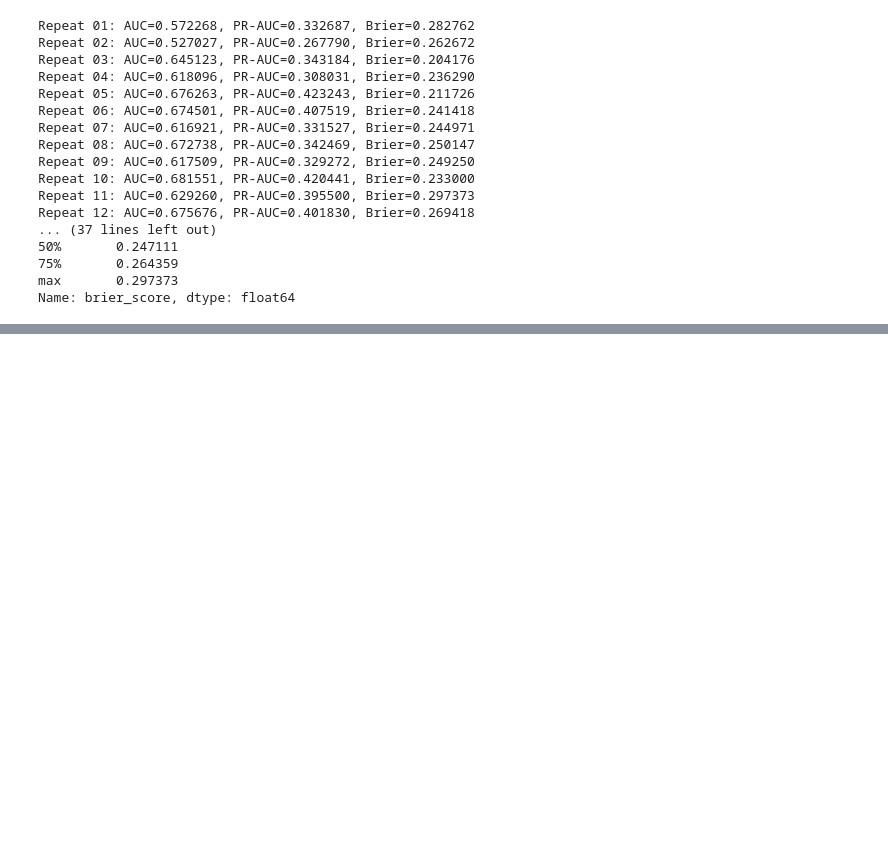
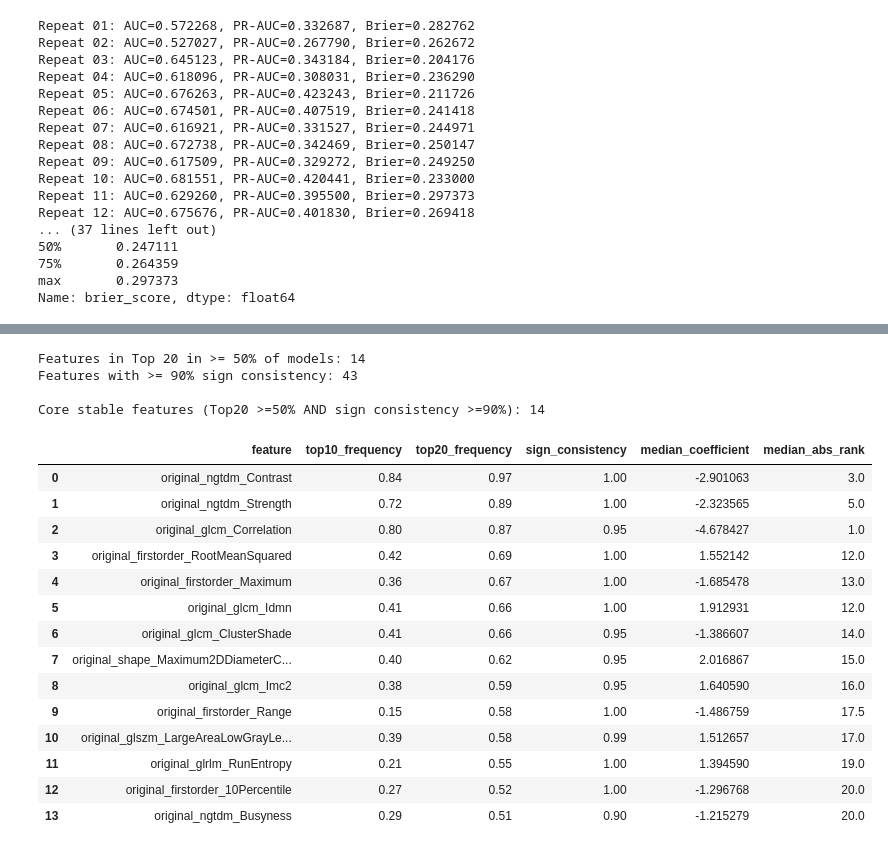
Before and after one commit to gmail2580369-del/lung2-egfr-radiomics, a Jupyter notebook: notebooks/03_modeling_nested_cv.ipynb, the cells around one changed output, grey strips where cells are left out. Drawn from its saved outputs; the diff is of its cells as text; code cells hidden in the pictures; blank space fills up the shorter version.

```diff
--- a/notebooks/03_modeling_nested_cv.ipynb
+++ b/notebooks/03_modeling_nested_cv.ipynb
@@ -2480,0 +2918,71 @@ unweighted_df.to_csv(
+# %%
+print(
+    "Features in Top 20 in >= 50% of models:",
+    (
+        feature_stability_df[
+            "top20_frequency"
+        ] >= 0.50
+    ).sum()
+)
+
+print(
+    "Features with >= 90% sign consistency:",
+    (
+        feature_stability_df[
+            "sign_consistency"
+        ] >= 0.90
+    ).sum()
+)
+
+stable_core = feature_stability_df[
+    (
+        feature_stability_df[
+            "top20_frequency"
+        ] >= 0.50
+    )
+    &
+    (
+        feature_stability_df[
+            "sign_consistency"
+        ] >= 0.90
+    )
+].copy()
+
+print(
+    "\nCore stable features "
+    "(Top20 >=50% AND sign consistency >=90%):",
+    len(stable_core)
+)
+
+display(
+    stable_core[
+        [
+            "feature",
+            "top10_frequency",
+            "top20_frequency",
+            "sign_consistency",
+            "median_coefficient",
+            "median_abs_rank"
+        ]
+    ]
+)
+# %% [output]
+Features in Top 20 in >= 50% of models: 14
+Features with >= 90% sign consistency: 43
+
+Core stable features (Top20 >=50% AND sign consistency >=90%): 14
+|  | feature | top10_frequency | top20_frequency | sign_consistency | median_coefficient | median_abs_rank |
+| 0 | original_ngtdm_Contrast | 0.84 | 0.97 | 1.00 | -2.901063 | 3.0 |
+| 1 | original_ngtdm_Strength | 0.72 | 0.89 | 1.00 | -2.323565 | 5.0 |
+| 2 | original_glcm_Correlation | 0.80 | 0.87 | 0.95 | -4.678427 | 1.0 |
+| 3 | original_firstorder_RootMeanSquared | 0.42 | 0.69 | 1.00 | 1.552142 | 12.0 |
+| 4 | original_firstorder_Maximum | 0.36 | 0.67 | 1.00 | -1.685478 | 13.0 |
+| 5 | original_glcm_Idmn | 0.41 | 0.66 | 1.00 | 1.912931 | 12.0 |
+| 6 | original_glcm_ClusterShade | 0.41 | 0.66 | 0.95 | -1.386607 | 14.0 |
+| 7 | original_shape_Maximum2DDiameterC... | 0.40 | 0.62 | 0.95 | 2.016867 | 15.0 |
+| 8 | original_glcm_Imc2 | 0.38 | 0.59 | 0.95 | 1.640590 | 16.0 |
+| 9 | original_firstorder_Range | 0.15 | 0.58 | 1.00 | -1.486759 | 17.5 |
+| 10 | original_glszm_LargeAreaLowGrayLe... | 0.39 | 0.58 | 0.99 | 1.512657 | 17.0 |
+| 11 | original_glrlm_RunEntropy | 0.21 | 0.55 | 1.00 | 1.394590 | 19.0 |
+| 12 | original_firstorder_10Percentile | 0.27 | 0.52 | 1.00 | -1.296768 | 20.0 |
+| 13 | original_ngtdm_Busyness | 0.29 | 0.51 | 0.90 | -1.215279 | 20.0 |
```
Also changed, not shown: parts of 19 cells of this notebook, 10 other files.
